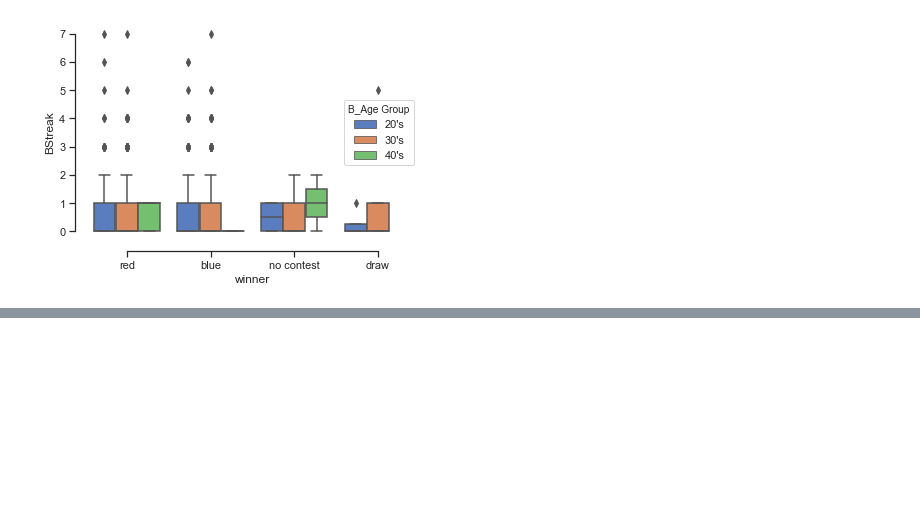
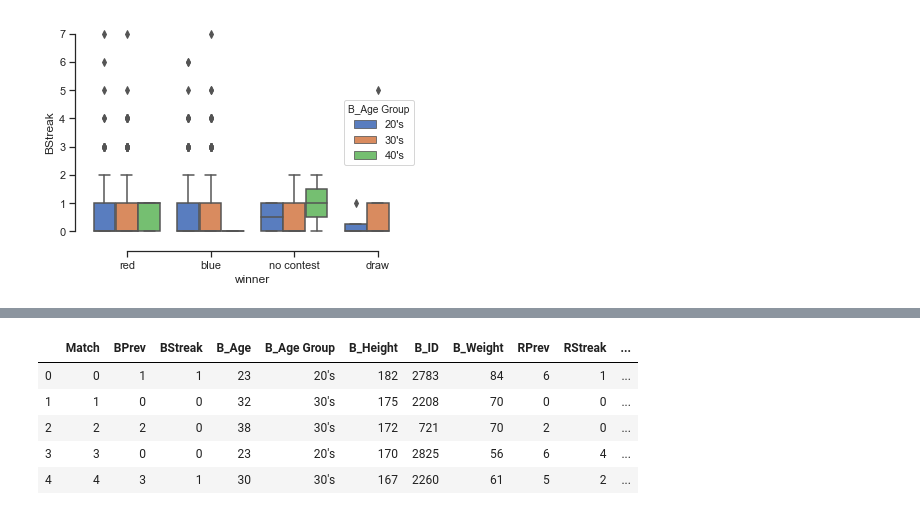
Before and after one commit to ncm103/the_final_project, a Jupyter notebook: nell/visualizations-Copy1.ipynb, the cells around one changed output, grey strips where cells are left out. Cells and saved outputs as stored; diff of their text form; code cells hidden in the pictures; blank space fills up the shorter version.

```diff
--- a/nell/visualizations-Copy1.ipynb
+++ b/nell/visualizations-Copy1.ipynb
@@ -591,0 +535,10 @@ sns.despine(offset=10, trim=True)
+# %%
+df.columns
+df.head()
+# %% [output]
+|  | Match | BPrev | BStreak | B_Age | B_Age Group | B_Height | B_ID | B_Weight | RPrev | RStreak | ... |
+| 0 | 0 | 1 | 1 | 23 | 20's | 182 | 2783 | 84 | 6 | 1 | ... |
+| 1 | 1 | 0 | 0 | 32 | 30's | 175 | 2208 | 70 | 0 | 0 | ... |
+| 2 | 2 | 2 | 0 | 38 | 30's | 172 | 721 | 70 | 2 | 0 | ... |
+| 3 | 3 | 0 | 0 | 23 | 20's | 170 | 2825 | 56 | 6 | 4 | ... |
+| 4 | 4 | 3 | 1 | 30 | 30's | 167 | 2260 | 61 | 5 | 2 | ... |
```
Also changed, not shown: parts of 15 cells of this notebook.
